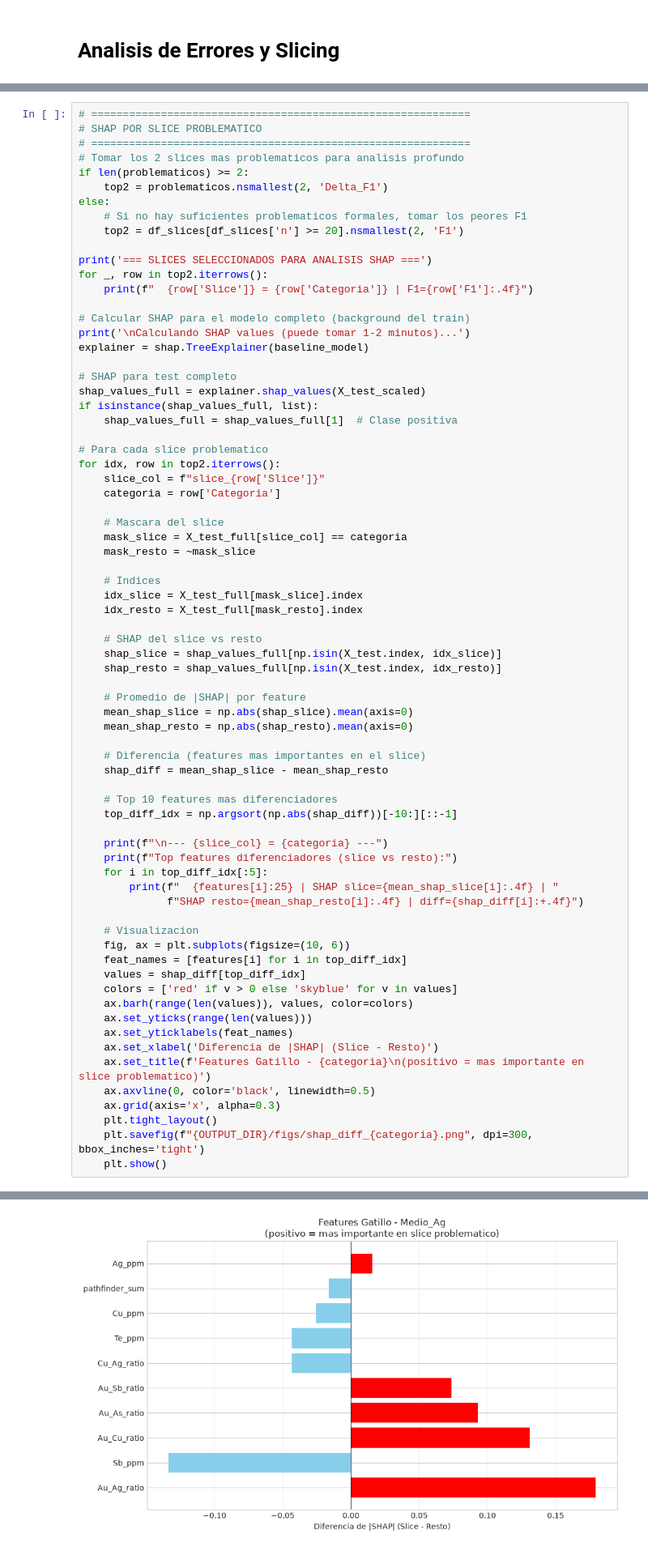
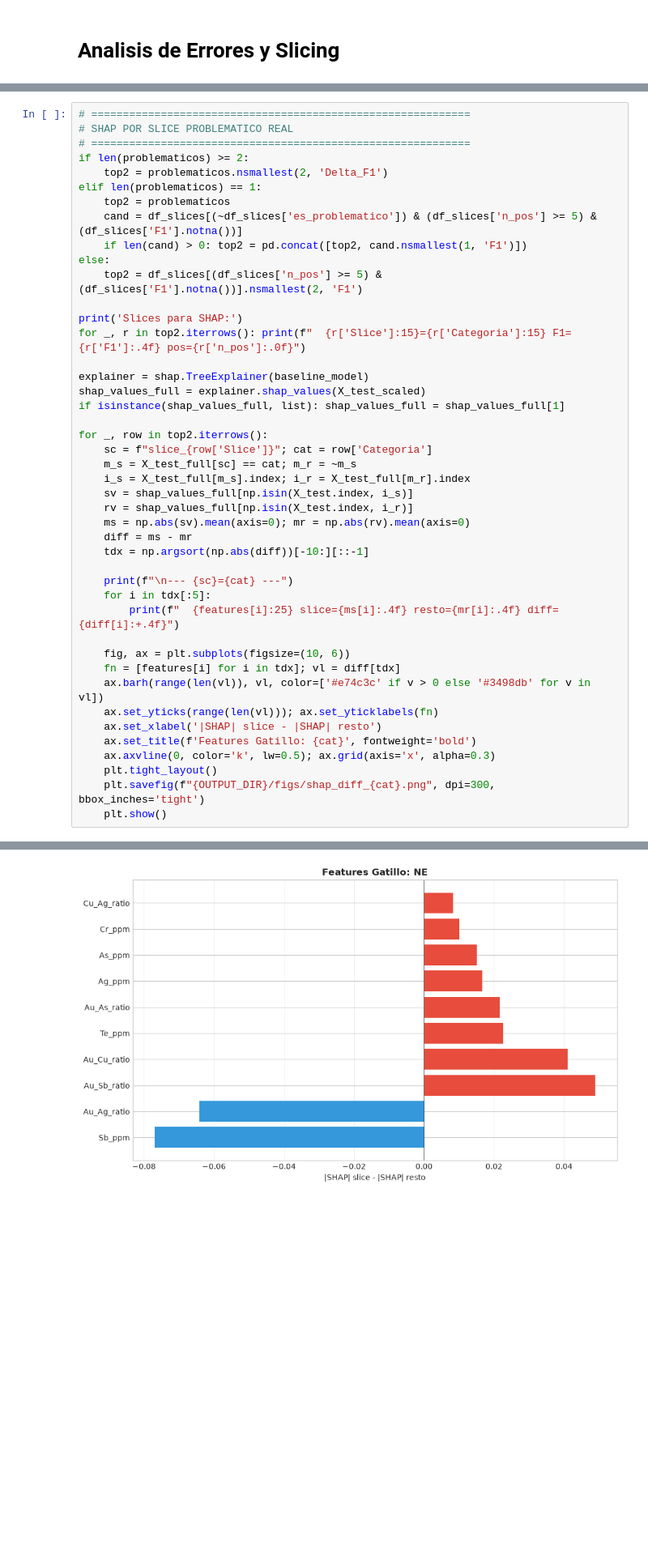
Before and after one commit to Fernando-Huaman/proyecto-zona-interes-Au, a Jupyter notebook: notebooks/sprint4.ipynb, the cells around one changed output, grey strips where cells are left out. Shown at 81% size. Drawn from its saved outputs; the diff is of its cells as text; blank space fills up the shorter version.

```diff
--- a/notebooks/sprint4.ipynb
+++ b/notebooks/sprint4.ipynb
@@ -668,73 +448,45 @@ Aplicamos SHAP y Permutation Importance **dentro** de los slices problematicos v
 # %%
 # ============================================================
-# SHAP POR SLICE PROBLEMATICO
+# SHAP POR SLICE PROBLEMATICO REAL
 # ============================================================
-# Tomar los 2 slices mas problematicos para analisis profundo
 if len(problematicos) >= 2:
     top2 = problematicos.nsmallest(2, 'Delta_F1')
+elif len(problematicos) == 1:
+    top2 = problematicos
+    cand = df_slices[(~df_slices['es_problematico']) & (df_slices['n_pos'] >= 5) & (df_slices['F1'].notna())]
+    if len(cand) > 0: top2 = pd.concat([top2, cand.nsmallest(1, 'F1')])
 else:
-    # Si no hay suficientes problematicos formales, tomar los peores F1
-    top2 = df_slices[df_slices['n'] >= 20].nsmallest(2, 'F1')
+    top2 = df_slices[(df_slices['n_pos'] >= 5) & (df_slices['F1'].notna())].nsmallest(2, 'F1')
 
-print('=== SLICES SELECCIONADOS PARA ANALISIS SHAP ===')
+print('Slices para SHAP:')
+for _, r in top2.iterrows(): print(f"  {r['Slice']:15}={r['Categoria']:15} F1={r['F1']:.4f} pos={r['n_pos']:.0f}")
+
+explainer = shap.TreeExplainer(baseline_model)
+shap_values_full = explainer.shap_values(X_test_scaled)
+if isinstance(shap_values_full, list): shap_values_full = shap_values_full[1]
+
 for _, row in top2.iterrows():
-    print(f"  {row['Slice']} = {row['Categoria']} | F1={row['F1']:.4f}")
+    sc = f"slice_{row['Slice']}"; cat = row['Categoria']
+    m_s = X_test_full[sc] == cat; m_r = ~m_s
+    i_s = X_test_full[m_s].index; i_r = X_test_full[m_r].index
+    sv = shap_values_full[np.isin(X_test.index, i_s)]
+    rv = shap_values_full[np.isin(X_test.index, i_r)]
+    ms = np.abs(sv).mean(axis=0); mr = np.abs(rv).mean(axis=0)
+    diff = ms - mr
+    tdx = np.argsort(np.abs(diff))[-10:][::-1]
 
-# Calcular SHAP para el modelo completo (background del train)
-print('\nCalculando SHAP values (puede tomar 1-2 minutos)...')
-explainer = shap.TreeExplainer(baseline_model)
+    print(f"\n--- {sc}={cat} ---")
+    for i in tdx[:5]:
+        print(f"  {features[i]:25} slice={ms[i]:.4f} resto={mr[i]:.4f} diff={diff[i]:+.4f}")
 
-# SHAP para test completo
-shap_values_full = explainer.shap_values(X_test_scaled)
-if isinstance(shap_values_full, list):
-    shap_values_full = shap_values_full[1]  # Clase positiva
-
-# Para cada slice problematico
-for idx, row in top2.iterrows():
-    slice_col = f"slice_{row['Slice']}"
-    categoria = row['Categoria']
-
-    # Mascara del slice
-    mask_slice = X_test_full[slice_col] == categoria
-    mask_resto = ~mask_slice
-
-    # Indices
-    idx_slice = X_test_full[mask_slice].index
-    idx_resto = X_test_full[mask_resto].index
-
-    # SHAP del slice vs resto
-    shap_slice = shap_values_full[np.isin(X_test.index, idx_slice)]
-    shap_resto = shap_values_full[np.isin(X_test.index, idx_resto)]
-
-    # Promedio de |SHAP| por feature
-    mean_shap_slice = np.abs(shap_slice).mean(axis=0)
-    mean_shap_resto = np.abs(shap_resto).mean(axis=0)
-
-    # Diferencia (features mas importantes en el slice)
-    shap_diff = mean_shap_slice - mean_shap_resto
-
-    # Top 10 features mas diferenciadores
-    top_diff_idx = np.argsort(np.abs(shap_diff))[-10:][::-1]
-
-    print(f"\n--- {slice_col} = {categoria} ---")
-    print(f"Top features diferenciadores (slice vs resto):")
-    for i in top_diff_idx[:5]:
-        print(f"  {features[i]:25} | SHAP slice={mean_shap_slice[i]:.4f} | "
-              f"SHAP resto={mean_shap_resto[i]:.4f} | diff={shap_diff[i]:+.4f}")
-
-    # Visualizacion
     fig, ax = plt.subplots(figsize=(10, 6))
-    feat_names = [features[i] for i in top_diff_idx]
-    values = shap_diff[top_diff_idx]
-    colors = ['red' if v > 0 else 'skyblue' for v in values]
-    ax.barh(range(len(values)), values, color=colors)
-    ax.set_yticks(range(len(values)))
-    ax.set_yticklabels(feat_names)
-    ax.set_xlabel('Diferencia de |SHAP| (Slice - Resto)')
-    ax.set_title(f'Features Gatillo - {categoria}\n(positivo = mas importante en slice problematico)')
-    ax.axvline(0, color='black', linewidth=0.5)
-    ax.grid(axis='x', alpha=0.3)
+    fn = [features[i] for i in tdx]; vl = diff[tdx]
+    ax.barh(range(len(vl)), vl, color=['#e74c3c' if v > 0 else '#3498db' for v in vl])
+    ax.set_yticks(range(len(vl))); ax.set_yticklabels(fn)
+    ax.set_xlabel('|SHAP| slice - |SHAP| resto')
+    ax.set_title(f'Features Gatillo: {cat}', fontweight='bold')
+    ax.axvline(0, color='k', lw=0.5); ax.grid(axis='x', alpha=0.3)
     plt.tight_layout()
-    plt.savefig(f"{OUTPUT_DIR}/figs/shap_diff_{categoria}.png", dpi=300, bbox_inches='tight')
+    plt.savefig(f"{OUTPUT_DIR}/figs/shap_diff_{cat}.png", dpi=300, bbox_inches='tight')
     plt.show()
 # %% [output]
@@ -762 +510 @@ Top features diferenciadores (slice vs resto):
-[figure, old version]
+[figure, new version]
```
Also changed, not shown: parts of 29 cells of this notebook, 16 other files.
